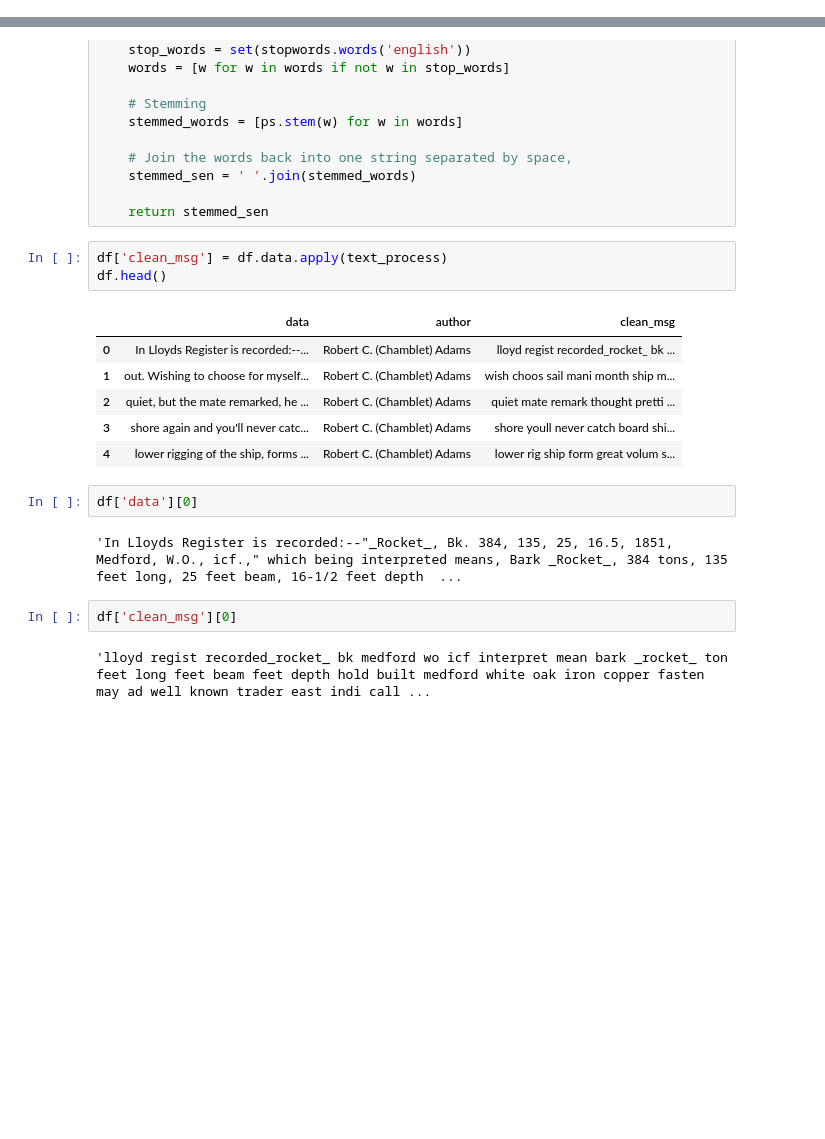
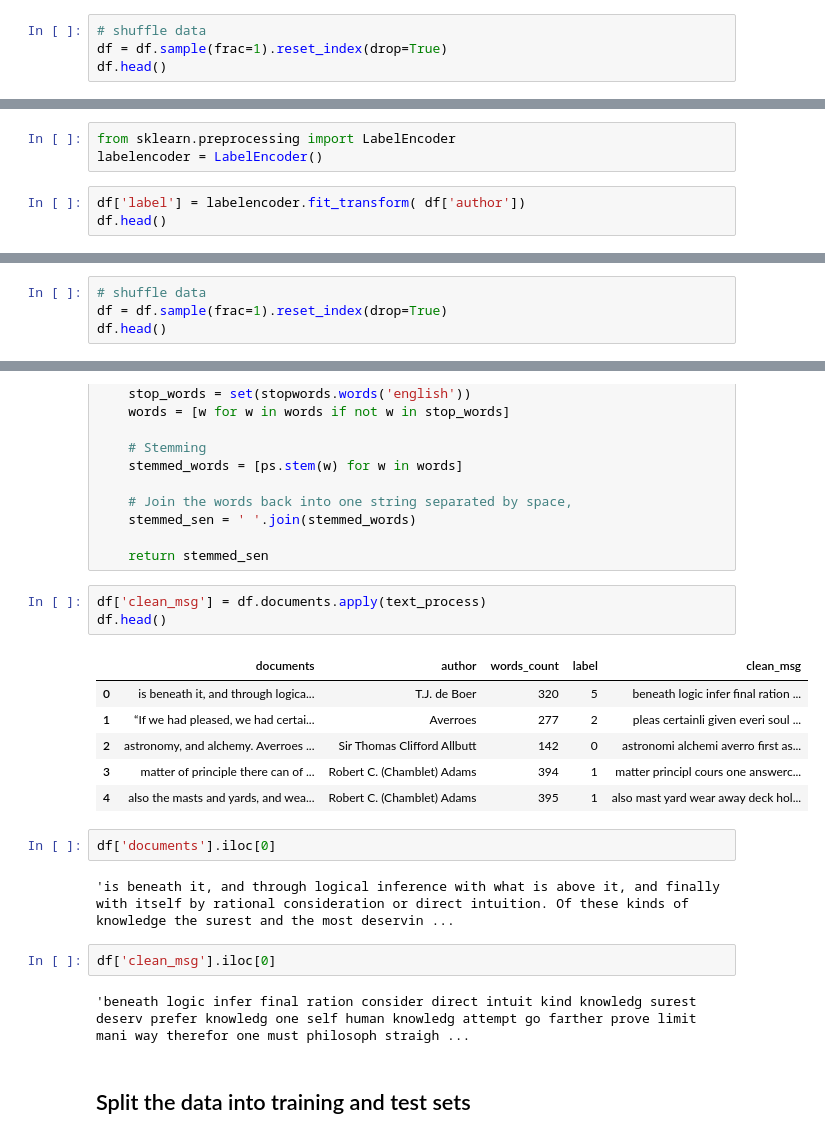
Before and after one commit to dev-SR/natural-language-processing_NLP, a Jupyter notebook: 04assignment/asng.ipynb, the cells around one changed output, grey strips where cells are left out. Drawn from its saved outputs; the diff is of its cells as text; blank space fills up the shorter version.

```diff
--- a/04assignment/asng.ipynb
+++ b/04assignment/asng.ipynb
@@ -72,0 +237,4 @@ df.head()
+# %%
+# shuffle data
+df = df.sample(frac=1).reset_index(drop=True)
+df.head()
@@ -72,0 +250,6 @@ df.head()
+# %%
+from sklearn.preprocessing import LabelEncoder
+labelencoder = LabelEncoder()
+# %%
+df['label'] = labelencoder.fit_transform( df['author'])
+df.head()
@@ -72,0 +263,4 @@ df.head()
+# %%
+# shuffle data
+df = df.sample(frac=1).reset_index(drop=True)
+df.head()
@@ -114,20 +316,22 @@ def text_process(msg):
 
 	return stemmed_sen
 # %%
-df['clean_msg'] = df.data.apply(text_process)
+df['clean_msg'] = df.documents.apply(text_process)
 df.head()
 # %% [output]
-|  | data | author | clean_msg |
-| 0 | In Lloyds Register is recorded:--... | Robert C. (Chamblet) Adams | lloyd regist recorded_rocket_ bk ... |
-| 1 | out. Wishing to choose for myself... | Robert C. (Chamblet) Adams | wish choos sail mani month ship m... |
-| 2 | quiet, but the mate remarked, he ... | Robert C. (Chamblet) Adams | quiet mate remark thought pretti ... |
-| 3 | shore again and you'll never catc... | Robert C. (Chamblet) Adams | shore youll never catch board shi... |
-| 4 | lower rigging of the ship, forms ... | Robert C. (Chamblet) Adams | lower rig ship form great volum s... |
+|  | documents | author | words_count | label | clean_msg |
+| 0 | is beneath it, and through logica... | T.J. de Boer | 320 | 5 | beneath logic infer final ration ... |
+| 1 | “If we had pleased, we had certai... | Averroes | 277 | 2 | pleas certainli given everi soul ... |
+| 2 | astronomy, and alchemy. Averroes ... | Sir Thomas Clifford Allbutt | 142 | 0 | astronomi alchemi averro first as... |
+| 3 | matter of principle there can of ... | Robert C. (Chamblet) Adams | 394 | 1 | matter principl cours one answerc... |
+| 4 | also the masts and yards, and wea... | Robert C. (Chamblet) Adams | 395 | 1 | also mast yard wear away deck hol... |
 # %%
-df['data'][0]
+df['documents'].iloc[0]
 # %% [output]
-'In Lloyds Register is recorded:--"_Rocket_, Bk. 384, 135, 25, 16.5, 1851, Medford, W.O., icf.," which being interpreted means, Bark _Rocket_, 384 tons, 135 feet long, 25 feet beam, 16-1/2 feet depth  ...
+'is beneath it, and through logical inference with what is above it, and finally with itself by rational consideration or direct intuition. Of these kinds of knowledge the surest and the most deservin ...
 # %%
-df['clean_msg'][0]
+df['clean_msg'].iloc[0]
 # %% [output]
-'lloyd regist recorded_rocket_ bk medford wo icf interpret mean bark _rocket_ ton feet long feet beam feet depth hold built medford white oak iron copper fasten may ad well known trader east indi call ...
+'beneath logic infer final ration consider direct intuit kind knowledg surest deserv prefer knowledg one self human knowledg attempt go farther prove limit mani way therefor one must philosoph straigh ...
+# %% [markdown]
+## Split the data into training and test sets
```
Also changed, not shown: parts of 39 cells of this notebook, 12 other files.
